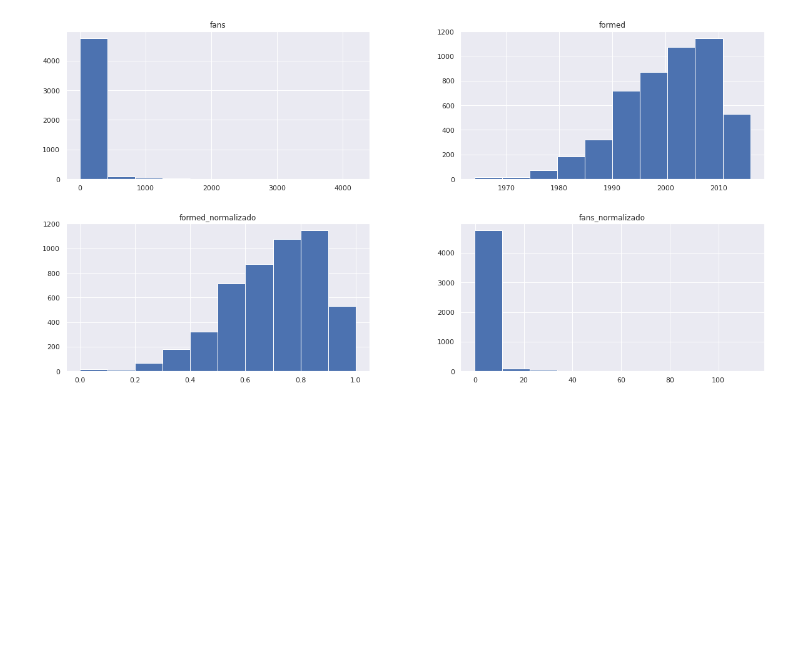
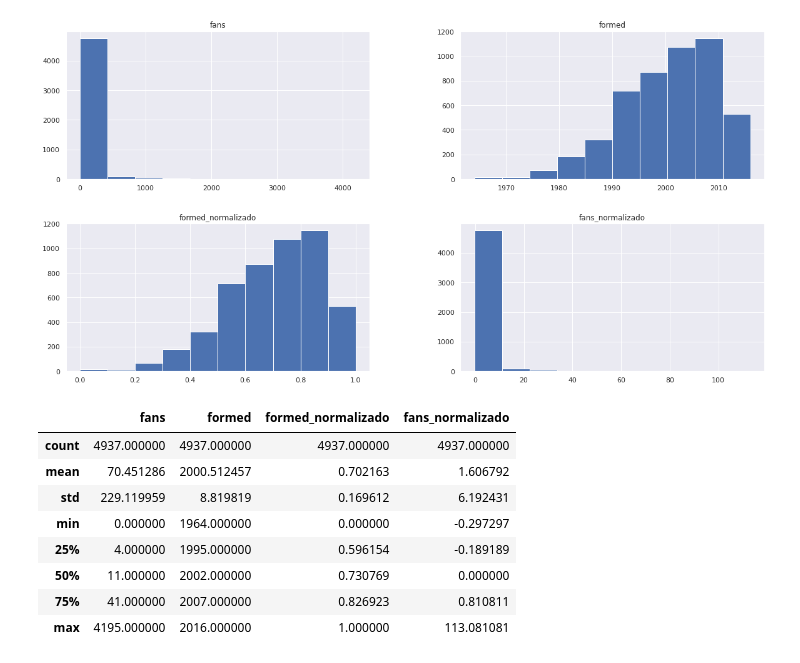
Before and after one commit to otaviokamel/projeto_introducao_analise_de_dados, a Jupyter notebook: Metal_Bands_by_Nation.ipynb, the cells around one changed output. Cells and saved outputs as stored; diff of their text form; code cells hidden in the pictures; blank space fills up the shorter version.

```diff
--- a/Metal_Bands_by_Nation.ipynb
+++ b/Metal_Bands_by_Nation.ipynb
@@ -1045,3 +1037,16 @@ df.head()
 df.hist();
 # %% [output]
 [figure]
+# %%
+# Estatísticas Descritivas com as colunas com tipo certo:
+df.describe()
+# %% [output]
+|  | fans | formed | formed_normalizado | fans_normalizado |
+| count | 4937.000000 | 4937.000000 | 4937.000000 | 4937.000000 |
+| mean | 70.451286 | 2000.512457 | 0.702163 | 1.606792 |
+| std | 229.119959 | 8.819819 | 0.169612 | 6.192431 |
+| min | 0.000000 | 1964.000000 | 0.000000 | -0.297297 |
+| 25% | 4.000000 | 1995.000000 | 0.596154 | -0.189189 |
+| 50% | 11.000000 | 2002.000000 | 0.730769 | 0.000000 |
+| 75% | 41.000000 | 2007.000000 | 0.826923 | 0.810811 |
+| max | 4195.000000 | 2016.000000 | 1.000000 | 113.081081 |
```
Also changed, not shown: parts of 23 cells of this notebook, 1 other file.
